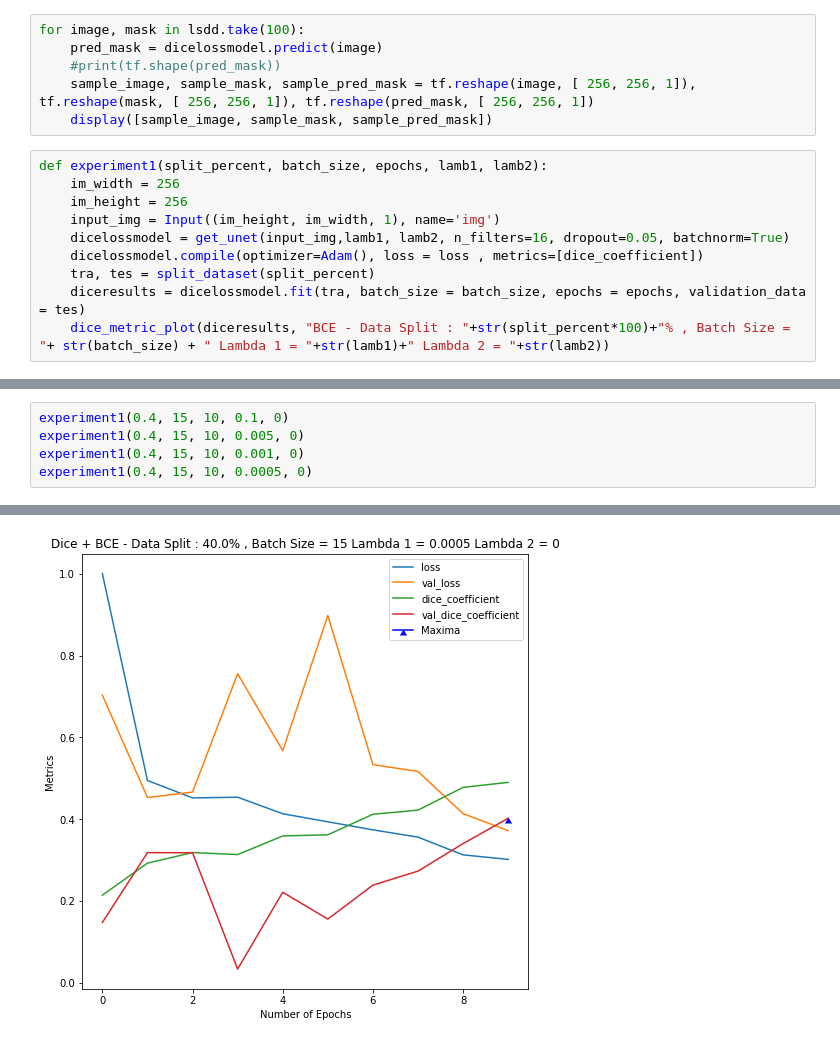
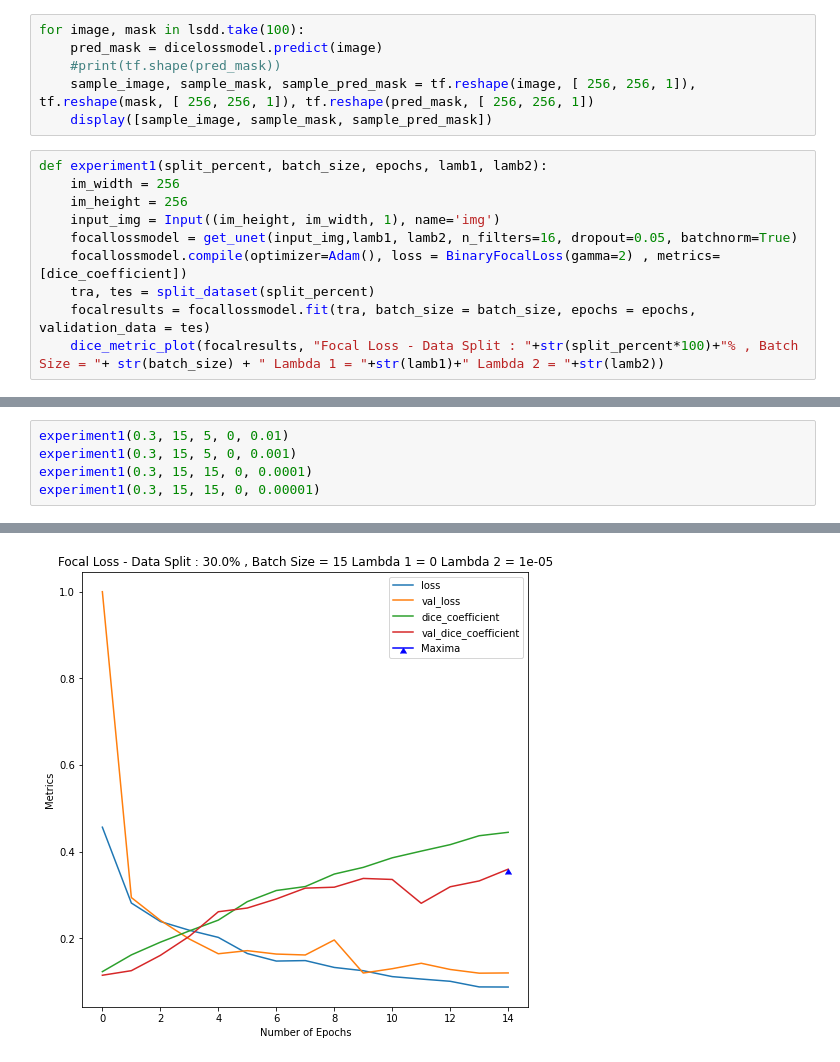
Before and after one commit to VishnuSanjevThulasiraman/Biomedical-Image-Segmentation, a Jupyter notebook: Assignment1_EE782 (1).ipynb, the cells around one changed output, grey strips where cells are left out. Cells and saved outputs as stored; diff of their text form.

```diff
--- a/Assignment1_EE782 (1).ipynb
+++ b/Assignment1_EE782 (1).ipynb
@@ -249,8 +231,8 @@ def experiment1(split_percent, batch_size, epochs, lamb1, lamb2):
     im_width = 256
     im_height = 256
     input_img = Input((im_height, im_width, 1), name='img')
-    dicelossmodel = get_unet(input_img,lamb1, lamb2, n_filters=16, dropout=0.05, batchnorm=True)
-    dicelossmodel.compile(optimizer=Adam(), loss = loss , metrics=[dice_coefficient])
+    focallossmodel = get_unet(input_img,lamb1, lamb2, n_filters=16, dropout=0.05, batchnorm=True)
+    focallossmodel.compile(optimizer=Adam(), loss = BinaryFocalLoss(gamma=2) , metrics=[dice_coefficient])
     tra, tes = split_dataset(split_percent)
-    diceresults = dicelossmodel.fit(tra, batch_size = batch_size, epochs = epochs, validation_data = tes)
-    dice_metric_plot(diceresults, "BCE - Data Split : "+str(split_percent*100)+"% , Batch Size = "+ str(batch_size) + " Lambda 1 = "+str(lamb1)+" Lambda 2 = "+str(lamb2))
+    focalresults = focallossmodel.fit(tra, batch_size = batch_size, epochs = epochs, validation_data = tes)
+    dice_metric_plot(focalresults, "Focal Loss - Data Split : "+str(split_percent*100)+"% , Batch Size = "+ str(batch_size) + " Lambda 1 = "+str(lamb1)+" Lambda 2 = "+str(lamb2))
@@ -292,6 +304,6 @@ Epoch 5/5
 # %%
-experiment1(0.4, 15, 10, 0.1, 0)
-experiment1(0.4, 15, 10, 0.005, 0)
-experiment1(0.4, 15, 10, 0.001, 0)
-experiment1(0.4, 15, 10, 0.0005, 0)
+experiment1(0.3, 15, 5, 0, 0.01)
+experiment1(0.3, 15, 5, 0, 0.001)
+experiment1(0.3, 15, 15, 0, 0.0001)
+experiment1(0.3, 15, 15, 0, 0.00001)
 # %% [output]
@@ -318 +330 @@ Epoch 10/10
-[figure, old version]
+[figure, new version]
```
Also changed, not shown: parts of 18 cells of this notebook, 1 other file.
